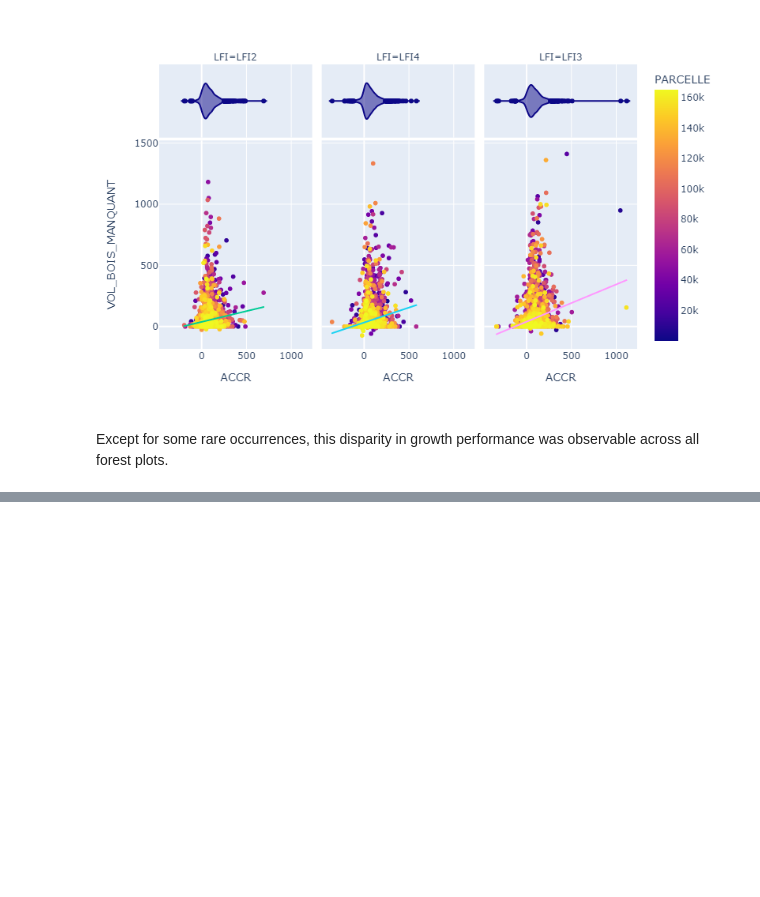
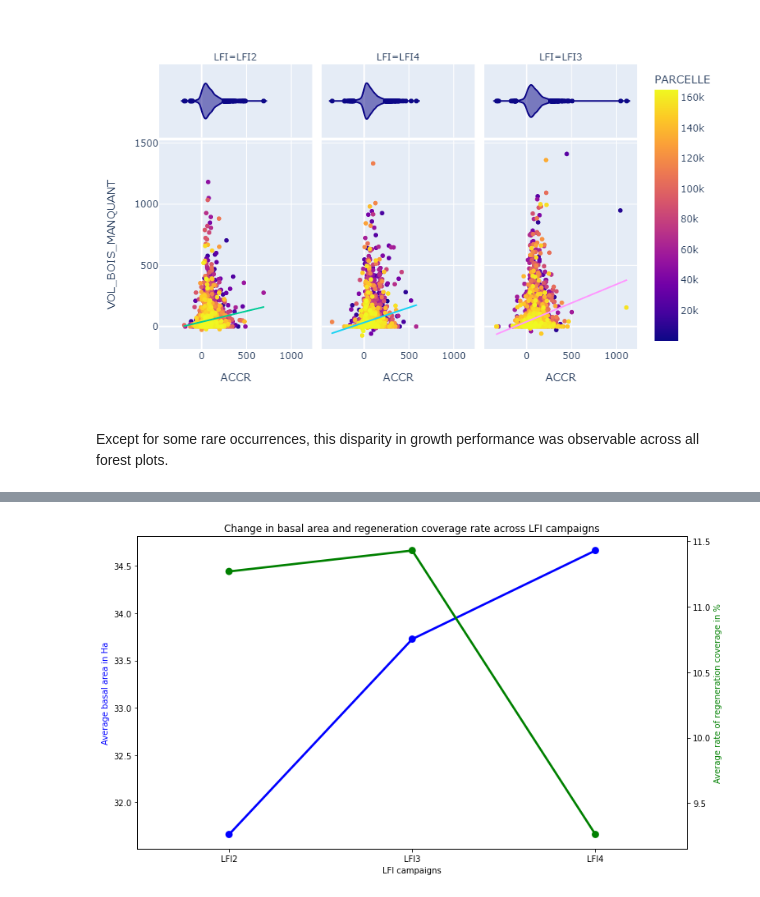
Before and after one commit to Ukratic/Jedha_fullstack, a Jupyter notebook: 6. Protective Forests/eda.ipynb, the cells around one changed output, grey strips where cells are left out. Cells and saved outputs as stored; diff of their text form; code cells hidden in the pictures; blank space fills up the shorter version.

```diff
--- a/6. Protective Forests/eda.ipynb
+++ b/6. Protective Forests/eda.ipynb
@@ -122,0 +137,28 @@ fig.show('png')
+# %%
+no_lf1 = data[data['LFI']!='LFI1'].groupby('LFI').mean()
+
+# approximation of the regeneration coverage rate expressed in %
+n_range =[]
+
+for i in no_lf1['TAUX_COUV_RAJ']:
+    if i < 3 and i >=2:
+        n_range.append(round((i-2)*10,2))
+    elif i >= 3 and i <=4:
+        n_range.append(round((i-2.2)*12.5,2))
+
+no_lf1['TAUX_COUV_RAJ'] = n_range
+# %%
+fig, ax1 = plt.subplots(figsize = (12,7))
+ax2 = ax1.twinx()
+
+sns.pointplot(x=no_lf1.index,y='SURF_TER_HA', data = no_lf1, ax=ax1,color='b')
+sns.pointplot(x=no_lf1.index,y='TAUX_COUV_RAJ', data = no_lf1, ax=ax2,color='g')
+ax1.set_title('Change in basal area and regeneration coverage rate across LFI campaigns')
+ax1.set_xlabel('LFI campaigns')
+ax1.set_ylabel('Average basal area in Ha', color='b')
+ax2.set_ylabel('Average rate of regeneration coverage in %', color='g')
+
+plt.gcf().set_facecolor("white")
+plt.show()
+# %% [output]
+[figure, added]
```
Also changed, not shown: parts of 6 cells of this notebook, 7 other files.
